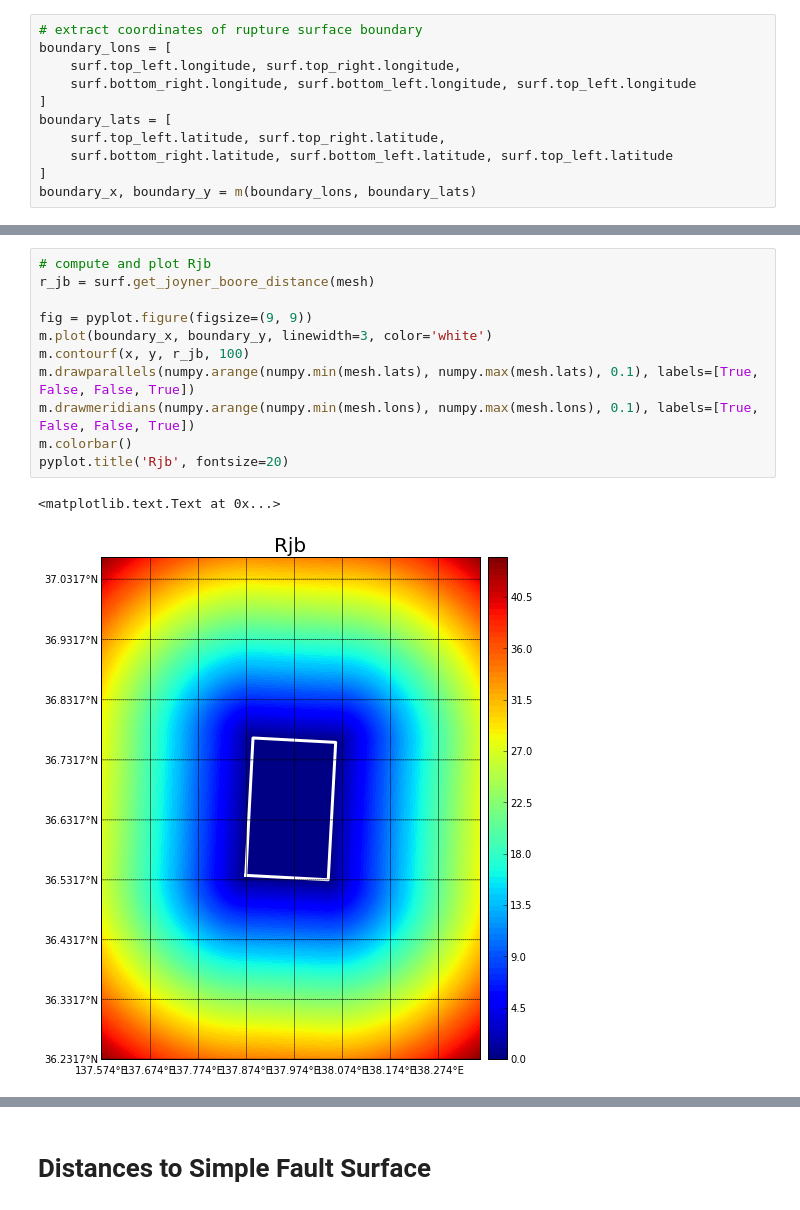
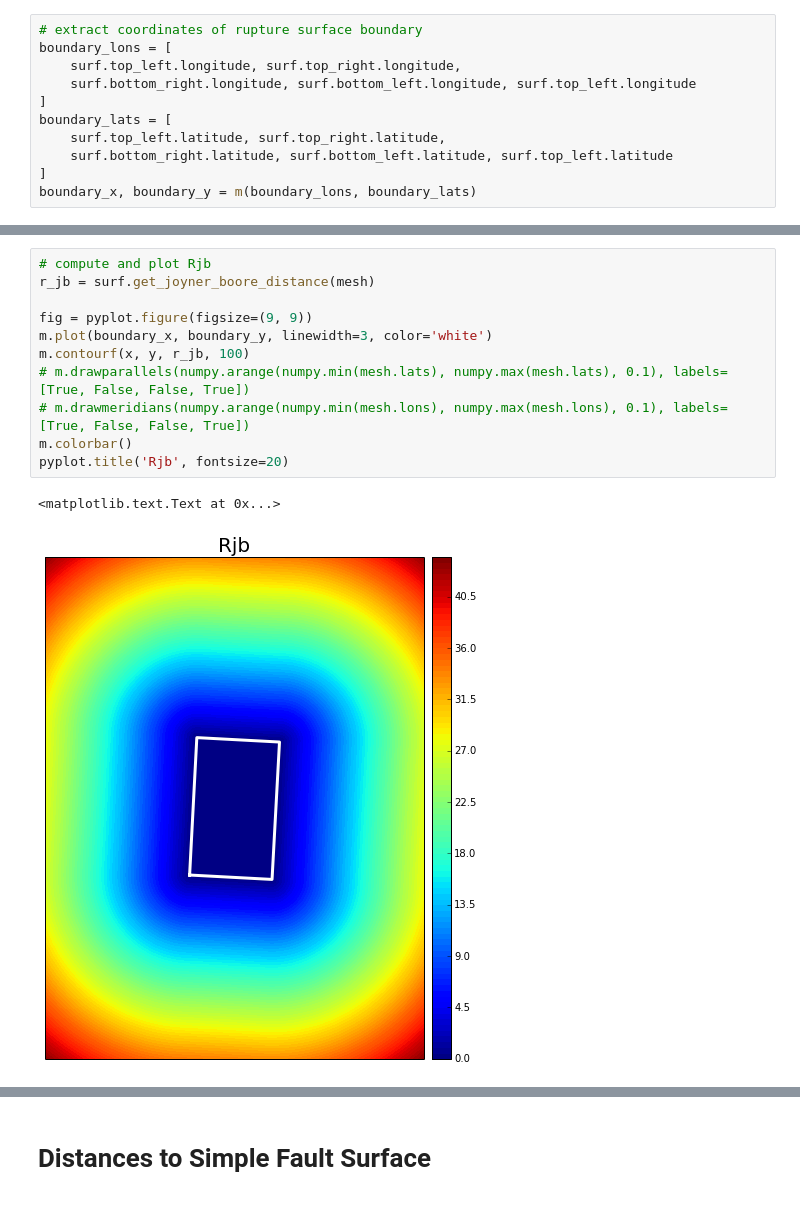
Before and after one commit to GEMScienceTools/notebooks, a Jupyter notebook: hazardlib/RuptureDistances.ipynb, the cells around one changed output, grey strips where cells are left out. Drawn from its saved outputs; the diff is of its cells as text.

```diff
--- a/hazardlib/RuptureDistances.ipynb
+++ b/hazardlib/RuptureDistances.ipynb
@@ -114,17 +116,17 @@ pyplot.title('Rrup', fontsize=20)
 # %%
 # compute and plot Rjb
 r_jb = surf.get_joyner_boore_distance(mesh)
 
 fig = pyplot.figure(figsize=(9, 9))
 m.plot(boundary_x, boundary_y, linewidth=3, color='white')
 m.contourf(x, y, r_jb, 100)
-m.drawparallels(numpy.arange(numpy.min(mesh.lats), numpy.max(mesh.lats), 0.1), labels=[True, False, False, True])
-m.drawmeridians(numpy.arange(numpy.min(mesh.lons), numpy.max(mesh.lons), 0.1), labels=[True, False, False, True])
+# m.drawparallels(numpy.arange(numpy.min(mesh.lats), numpy.max(mesh.lats), 0.1), labels=[True, False, False, True])
+# m.drawmeridians(numpy.arange(numpy.min(mesh.lons), numpy.max(mesh.lons), 0.1), labels=[True, False, False, True])
 m.colorbar()
 pyplot.title('Rjb', fontsize=20)
 # %% [output]
 <matplotlib.text.Text at 0x...>
-[figure, old version]
+[figure, new version]
 # %%
 # compute and plot Rx
 r_x = surf.get_rx_distance(mesh)
```
Also changed, not shown: parts of 12 cells of this notebook.
